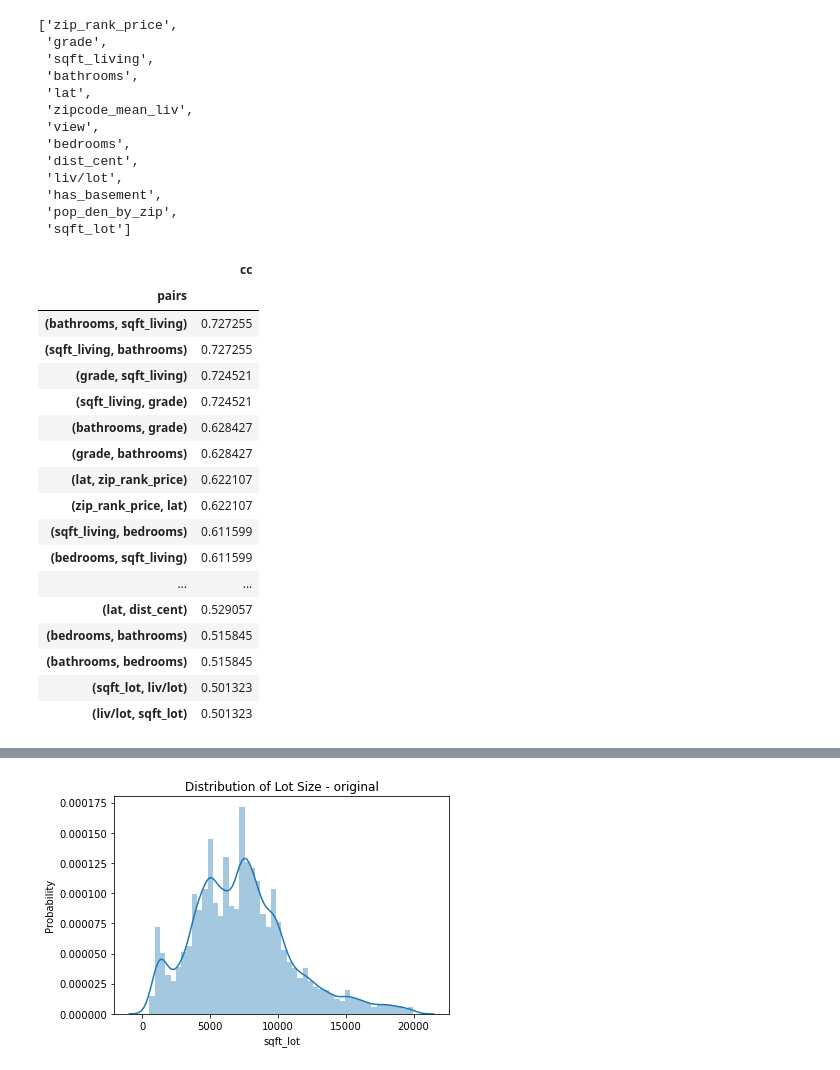
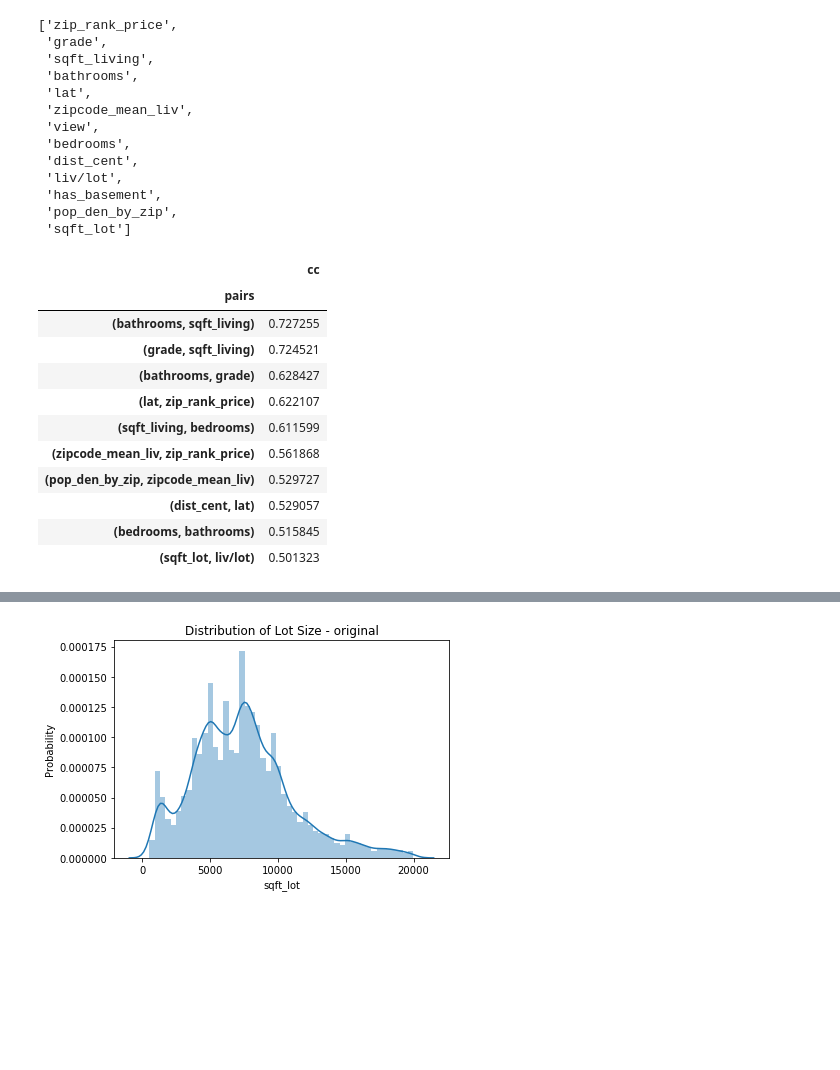
Before and after one commit to anna-dang/mod02-linear-regression, a Jupyter notebook: notebooks/modeling_2.ipynb, the cells around one changed output, grey strips where cells are left out. Saved outputs shown, nothing was run; the diff lists cells and outputs as text; code cells hidden in the pictures; blank space fills up the shorter version.

```diff
--- a/notebooks/modeling_2.ipynb
+++ b/notebooks/modeling_2.ipynb
@@ -259,34 +268,27 @@ top_13_corr
 # %%
 # how are these features correlated with each other?
 df_corr=df[top_13_corr].corr().abs().stack().reset_index().sort_values(0, ascending=False)
 df_corr['pairs'] = list(zip(df_corr.level_0, df_corr.level_1))
 df_corr.set_index(['pairs'], inplace = True)
 df_corr.drop(columns=['level_1', 'level_0'], inplace = True)
 df_corr.columns = ['cc']
-# drop duplicates. This could be dangerous if you have variables perfectly correlated
-# with variables other than themselves.
-# df_corr.drop_duplicates(inplace=True)
-# adjust new table as needed
+# drop duplicates
+df_corr.drop_duplicates(inplace=True)
+# select range considered "highly correlated" to examine
 df_corr[(abs(df_corr.cc)>.5) & (abs(df_corr.cc) <1)]
 # %% [output]
 |  | cc |
 | pairs |  |
 | (bathrooms, sqft_living) | 0.727255 |
-| (sqft_living, bathrooms) | 0.727255 |
 | (grade, sqft_living) | 0.724521 |
-| (sqft_living, grade) | 0.724521 |
 | (bathrooms, grade) | 0.628427 |
-| (grade, bathrooms) | 0.628427 |
 | (lat, zip_rank_price) | 0.622107 |
-| (zip_rank_price, lat) | 0.622107 |
 | (sqft_living, bedrooms) | 0.611599 |
-| (bedrooms, sqft_living) | 0.611599 |
-| ... | ... |
-| (lat, dist_cent) | 0.529057 |
+| (zipcode_mean_liv, zip_rank_price) | 0.561868 |
+| (pop_den_by_zip, zipcode_mean_liv) | 0.529727 |
+| (dist_cent, lat) | 0.529057 |
 | (bedrooms, bathrooms) | 0.515845 |
-| (bathrooms, bedrooms) | 0.515845 |
 | (sqft_lot, liv/lot) | 0.501323 |
-| (liv/lot, sqft_lot) | 0.501323 |
 # %%
 # bathrooms, bedrooms deleted; represented by grade and sq_ft living
 to_remove = ['bathrooms', 'bedrooms']
```
Also changed, not shown: parts of 72 cells of this notebook, 3 other files.
